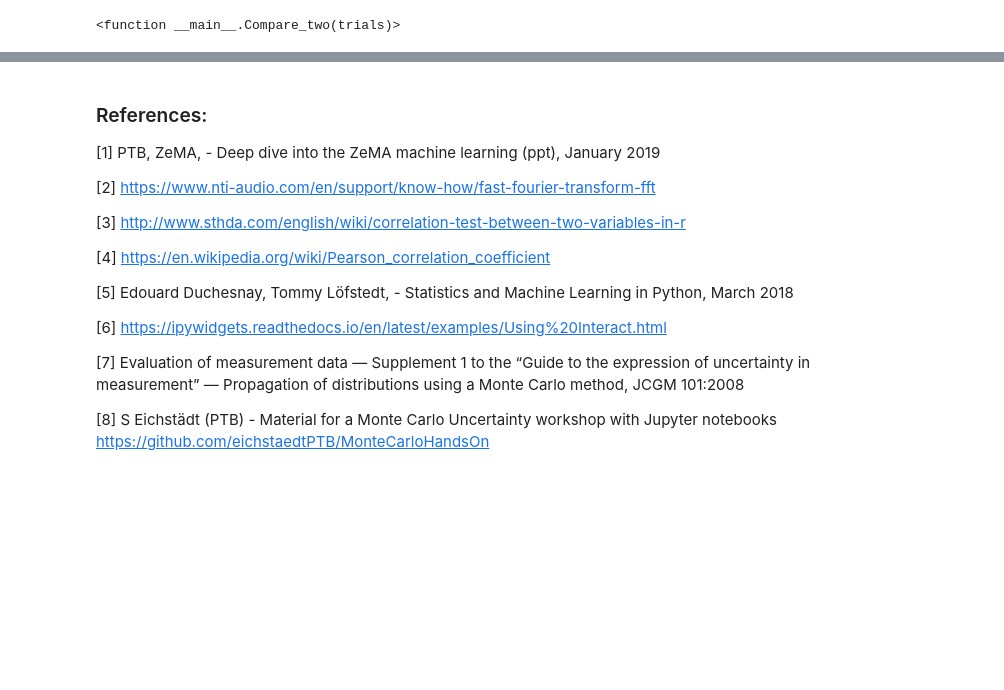
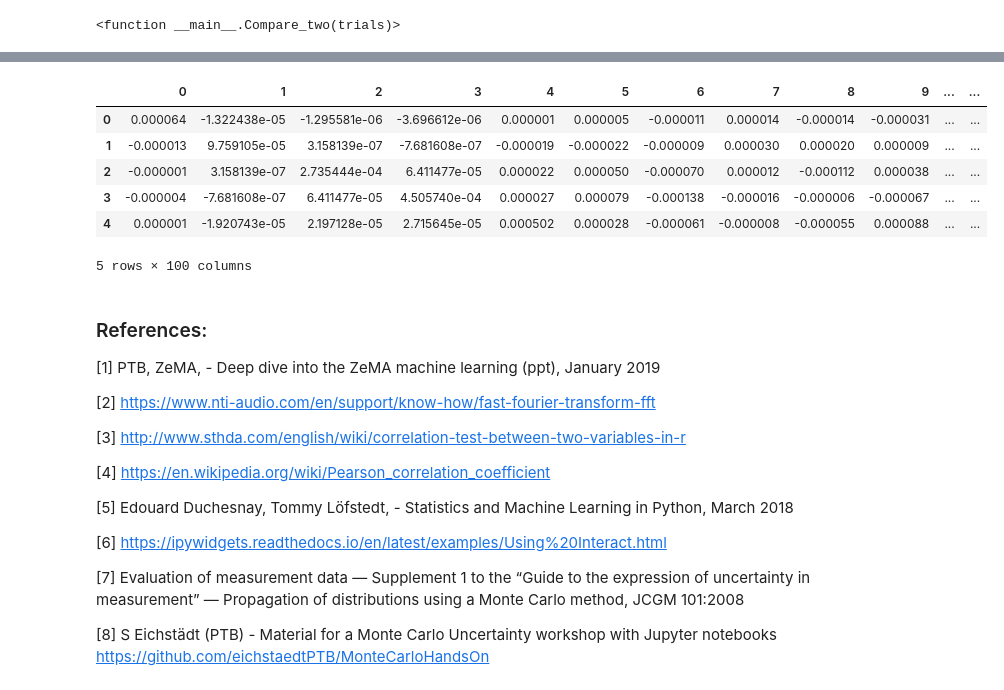
Before and after one commit to ehlimana/ZEMA-machine-learing-tutorials-uncertainty-evaluation, a Jupyter notebook: 3_Feature_selection.ipynb, the cells around one changed output, grey strips where cells are left out. Cells and saved outputs as stored; diff of their text form; code cells hidden in the pictures; blank space fills up the shorter version.

Commit message:
First version of updating MC added

```diff
--- a/3_Feature_selection.ipynb
+++ b/3_Feature_selection.ipynb
@@ -982,3 +982,41 @@ interact(Compare_two,trials=widgets.IntSlider(min=0, max=99, step=1))
 Enter indices of two features out of 500 for ploting (0-499): 55 56
 interactive(children=(IntSlider(value=0, description='trials', max=99), Output()), _dom_classes=('widget-inter…
 <function __main__.Compare_two(trials)>
+# %%
+#Updating Monte Carlo
+K0=int(input("Enter the initial number of Monte Carlo trials:"))
+K=int(input("Enter the total number of Monte Carlo trials:"))
+Kseq=int(input("Enter the chosen number of Monte Carlo trials:"))
+#Xi_dist collects samples in trials for every sensor
+Xi_dist=list(range(len(sensor)))
+
+
+for s in range(len(sensor)):
+    #Example: sensor index=0, 5000 cycles, 1000 trials for each cycle,N% of amplitudes = 100:
+    #Xi_dist[0][:5000].shape=(1000,100)
+    Xi_dist[s]=list(range(sorted_values__amp_from_all_sensors[0].shape[0]))
+    for d in range(sorted_values__amp_from_all_sensors[0].shape[0]):
+        Xi_dist[s][d]=np.zeros((Kseq,sorted_values__amp_from_all_sensors[0].shape[1]))
+
+
+#A - collecting value of each trial for every cycle.
+A=list(range(Kseq))
+
+for f in range(Kseq):
+#Example: Zero sensor, first trial, - A[0][1].shape=5347,100
+#initializing zero values
+    A[f]=list(range(len(sensor)))
+    for s in range(len(sensor)):
+        #Example:sensor index=0, 5000 cycles, 1000 trials for each cycle,N% of amplitudes = 100:
+        #A[:1000][0].shape=(5000,100)
+        A[f][s]=np.zeros((sorted_values__amp_from_all_sensors[0].shape))
+
+for i in range(len(sensor)):
+    for m in range(sorted_values__amp_from_all_sensors[0].shape[0]):
+        dist = Normal_ZeroCorr(loc=sorted_values__amp_from_all_sensors[i][m,:],scale=np.sqrt(sorted_uncer_from_all_sensors_a[i][m,:]))
+        Xi_dist[i][m]=dist.rvs(Kseq)
+        #A matrix will be used for Pearson's correlation:
+        # Adding values from Xi_dist to A:
+    for j in range(Kseq):
+        for s in range(sorted_values__amp_from_all_sensors[0].shape[0]):
+            A[j][i][s]=Xi_dist[i][s][j]
@@ -985,6 +1108,14 @@ interactive(children=(IntSlider(value=0, description='trials', max=99), Output()
 # %%
 Uy_mean=pd.DataFrame(Uy_mean)
-Uy_mean
+Uy_mean.head()
+# %% [output]
+|  | 0 | 1 | 2 | 3 | 4 | 5 | 6 | 7 | 8 | 9 | ... | ... |
+| 0 | 0.000064 | -1.322438e-05 | -1.295581e-06 | -3.696612e-06 | 0.000001 | 0.000005 | -0.000011 | 0.000014 | -0.000014 | -0.000031 | ... | ... |
+| 1 | -0.000013 | 9.759105e-05 | 3.158139e-07 | -7.681608e-07 | -0.000019 | -0.000022 | -0.000009 | 0.000030 | 0.000020 | 0.000009 | ... | ... |
+| 2 | -0.000001 | 3.158139e-07 | 2.735444e-04 | 6.411477e-05 | 0.000022 | 0.000050 | -0.000070 | 0.000012 | -0.000112 | 0.000038 | ... | ... |
+| 3 | -0.000004 | -7.681608e-07 | 6.411477e-05 | 4.505740e-04 | 0.000027 | 0.000079 | -0.000138 | -0.000016 | -0.000006 | -0.000067 | ... | ... |
+| 4 | 0.000001 | -1.920743e-05 | 2.197128e-05 | 2.715645e-05 | 0.000502 | 0.000028 | -0.000061 | -0.000008 | -0.000055 | 0.000088 | ... | ... |
+5 rows × 100 columns
 # %%
 train_test1.close()
 amp_fft1.close()
```
Also changed, not shown: parts of 9 cells of this notebook.
